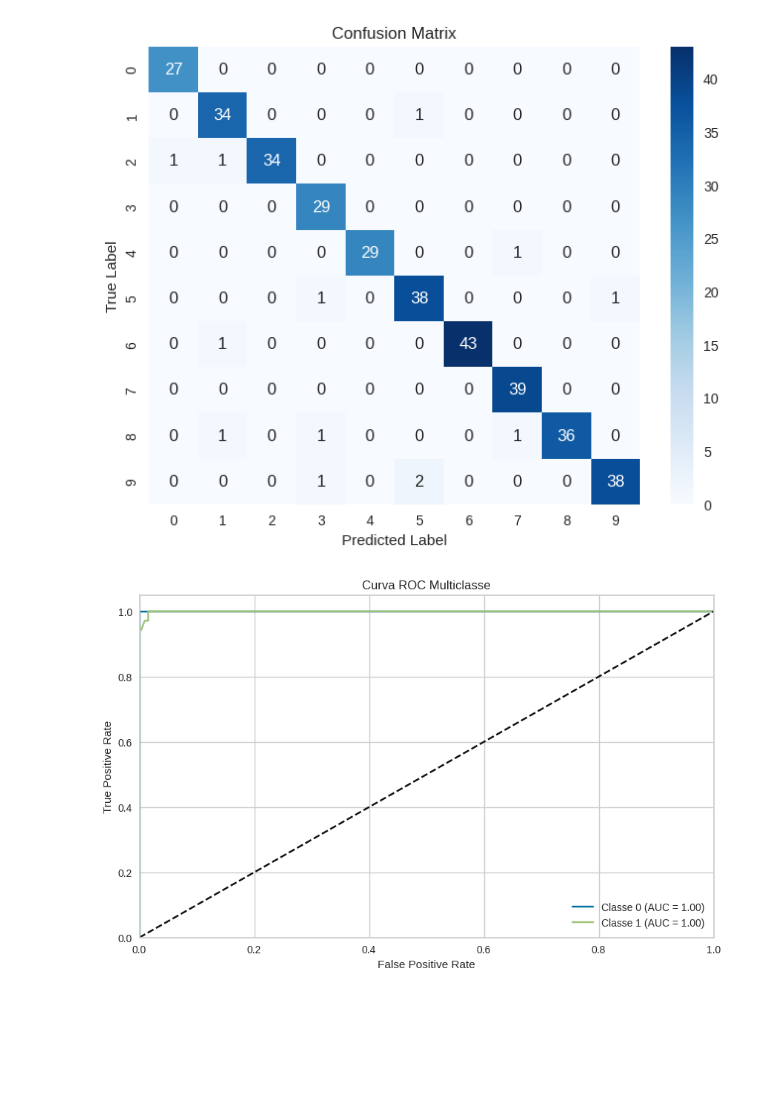
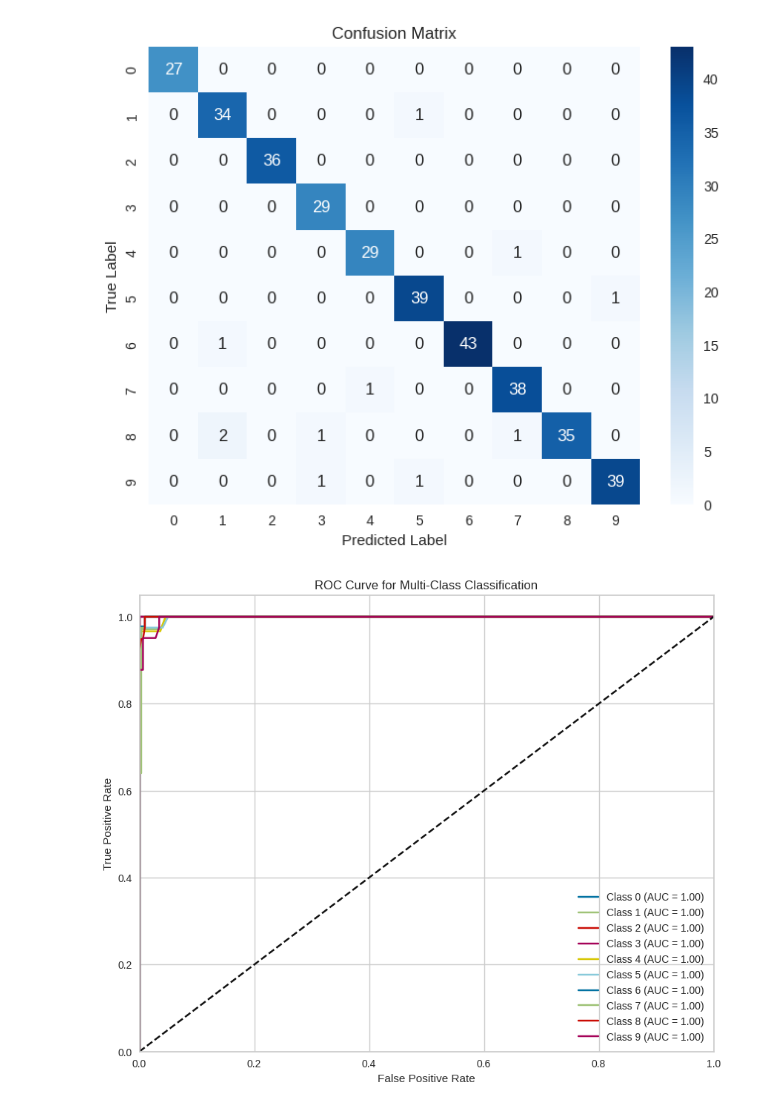
Before and after one commit to renatohack/2024.2-machine-learning, a Jupyter notebook: pb/tp4/digits.ipynb, the cells around one changed output. Cells and saved outputs as stored; diff of their text form; code cells hidden in the pictures; blank space fills up the shorter version.

```diff
--- a/pb/tp4/digits.ipynb
+++ b/pb/tp4/digits.ipynb
@@ -81,7 +85,7 @@ utils.visualize_elbow(x_train, 15)
 # %% [markdown]
 # Criação de Features
 # %%
-n = 2
+n = 15
 # %%
 km = KMeans(n_clusters=n, random_state=0)
 clusters = km.fit_predict(x_train)
@@ -356,9 +362,10 @@ utils.show_cm(y_test, y_pred, labels)
 # %% [output]
 [figure]
 # %%
-# Binarize the output
-y_train_bin = label_binarize(y_train, classes=[0, 1, 2])
-y_test_bin = label_binarize(y_test, classes=[0, 1, 2])
+n_classes = 10
+
+y_train_bin = label_binarize(y_train, classes=range(n_classes))
+y_test_bin = label_binarize(y_test, classes=range(n_classes))
 
 y_score = grid_ori.best_estimator_.predict_proba(x_test)
 
@@ -366,20 +373,20 @@ fpr = dict()
 tpr = dict()
 roc_auc = dict()
 
-for i in range(n):  # número de classes
+for i in range(n_classes):
     fpr[i], tpr[i], _ = roc_curve(y_test_bin[:, i], y_score[:, i])
     roc_auc[i] = auc(fpr[i], tpr[i])
 
-plt.figure(figsize=(10, 6))
-for i in range(n):
-    plt.plot(fpr[i], tpr[i], label=f'Classe {i} (AUC = {roc_auc[i]:.2f})')
+plt.figure(figsize=(10, 8))
+for i in range(n_classes):
+    plt.plot(fpr[i], tpr[i], label=f'Class {i} (AUC = {roc_auc[i]:.2f})')
 
 plt.plot([0, 1], [0, 1], 'k--')
 plt.xlim([0.0, 1.0])
 plt.ylim([0.0, 1.05])
 plt.xlabel('False Positive Rate')
 plt.ylabel('True Positive Rate')
-plt.title('Curva ROC Multiclasse')
+plt.title('ROC Curve for Multi-Class Classification')
 plt.legend(loc="lower right")
 plt.show()
 # %% [output]
@@ -414,31 +421,32 @@ utils.show_cm(y_test, y_pred, labels)
 # %% [output]
 [figure]
 # %%
-# Binarize the output
-y_train_bin = label_binarize(y_train, classes=[0, 1, 2])
-y_test_bin = label_binarize(y_test, classes=[0, 1, 2])
+n_classes = 10
 
-y_score = grid_ori.best_estimator_.predict_proba(x_test)
+y_train_bin = label_binarize(y_train, classes=range(n_classes))
+y_test_bin = label_binarize(y_test, classes=range(n_classes))
+
+y_score = grid_mod.best_estimator_.predict_proba(x_test_mod)
 
 fpr = dict()
 tpr = dict()
 roc_auc = dict()
 
-for i in range(n):  # número de classes
+for i in range(n_classes):
     fpr[i], tpr[i], _ = roc_curve(y_test_bin[:, i], y_score[:, i])
     roc_auc[i] = auc(fpr[i], tpr[i])
 
-plt.figure(figsize=(10, 6))
-for i in range(n):
-    plt.plot(fpr[i], tpr[i], label=f'Classe {i} (AUC = {roc_auc[i]:.2f})')
+plt.figure(figsize=(10, 8))
+for i in range(n_classes):
+    plt.plot(fpr[i], tpr[i], label=f'Class {i} (AUC = {roc_auc[i]:.2f})')
 
 plt.plot([0, 1], [0, 1], 'k--')
 plt.xlim([0.0, 1.0])
 plt.ylim([0.0, 1.05])
 plt.xlabel('False Positive Rate')
 plt.ylabel('True Positive Rate')
-plt.title('Curva ROC Multiclasse')
+plt.title('ROC Curve for Multi-Class Classification')
 plt.legend(loc="lower right")
 plt.show()
 # %% [output]
-[figure, old version]
+[figure, new version]
```
Also changed, not shown: parts of 11 cells of this notebook, 1 other file.
